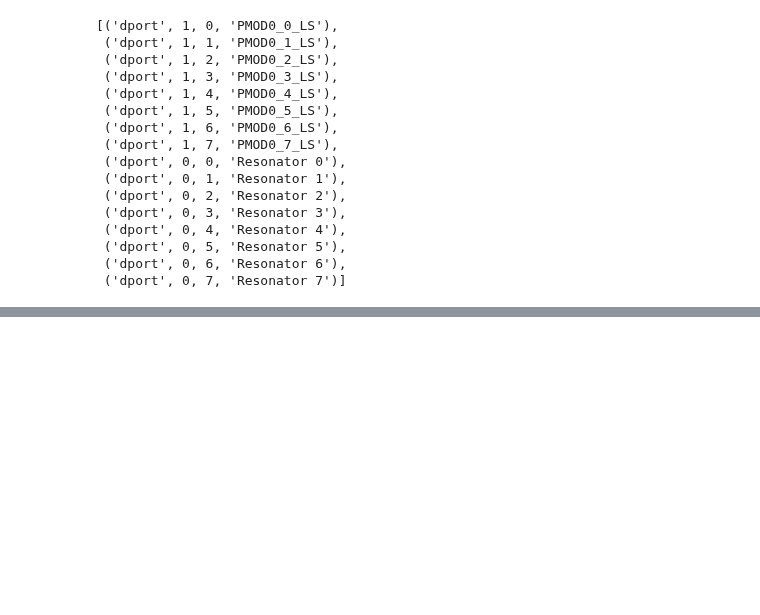
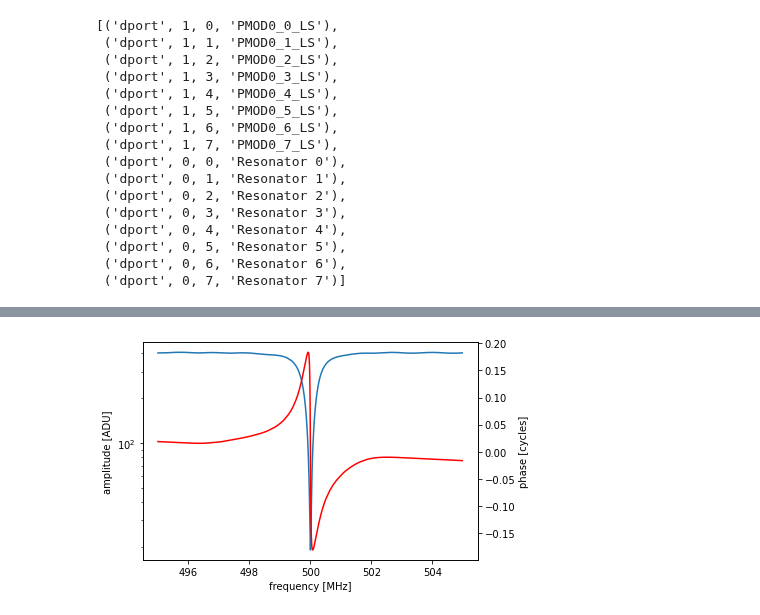
Before and after one commit to meeg/qick_demos_sho, a Jupyter notebook: kidsim/resonator_tprocv2.ipynb, the cells around one changed output, grey strips where cells are left out. Saved outputs shown, nothing was run; the diff lists cells and outputs as text; code cells hidden in the pictures; blank space fills up the shorter version.

```diff
--- a/kidsim/resonator_tprocv2.ipynb
+++ b/kidsim/resonator_tprocv2.ipynb
@@ -422,28 +437,31 @@ print("relative delay %.4f us"%(phase_delay))
 # %%
 config['freq'] = QickSweep1D("myloop", START_FREQ, END_FREQ)
-# config['freq'] = QickSweep1D("myloop", 1220, 1300)
+# config['freq'] = QickSweep1D("myloop", 490, 510)
 
 config['steps'] = 10001
 # freqs = np.linspace(START_FREQ, END_FREQ, config['steps'])
 
 prog = FreqSweepProgram(soccfg, reps=10, final_delay=10.0, cfg=config)
 freqs = prog.get_pulse_param('myro', 'freq', as_array=True)
 iq_list = prog.acquire(soc, soft_avgs=1, progress=True)
 iq_complex = iq_list[0][0].dot([1,1j])
 
 iq_rotated = iq_complex*np.exp(-1j*freqs*2*np.pi*phase_delay)
 
 # plt.plot(np.real(iq_rotated), np.imag(iq_rotated))
 # plt.ylabel("Q [ADU]")
 # plt.xlabel("I [ADU]");
 
-phases_corrected = np.unwrap(np.angle(iq_rotated))/(2*np.pi)
+# phases_corrected = np.unwrap(np.angle(iq_rotated))/(2*np.pi)
+phases_corrected = np.angle(iq_rotated)/(2*np.pi)
 
 fig, plot = plt.subplots()
 plot.semilogy(freqs, np.abs(iq_rotated), label="amplitude")
 ax2 = plot.twinx()  # instantiate a second axes that shares the same x-axis
 ax2.plot(freqs, phases_corrected, color='red', label='phase')
 
 plot.set_ylabel("amplitude [ADU]")
 plot.set_xlabel("frequency [MHz]")
 ax2.set_ylabel("phase [cycles]");
+# %% [output]
+[figure, added]
```
Also changed, not shown: parts of 30 cells of this notebook, 1 other file.
